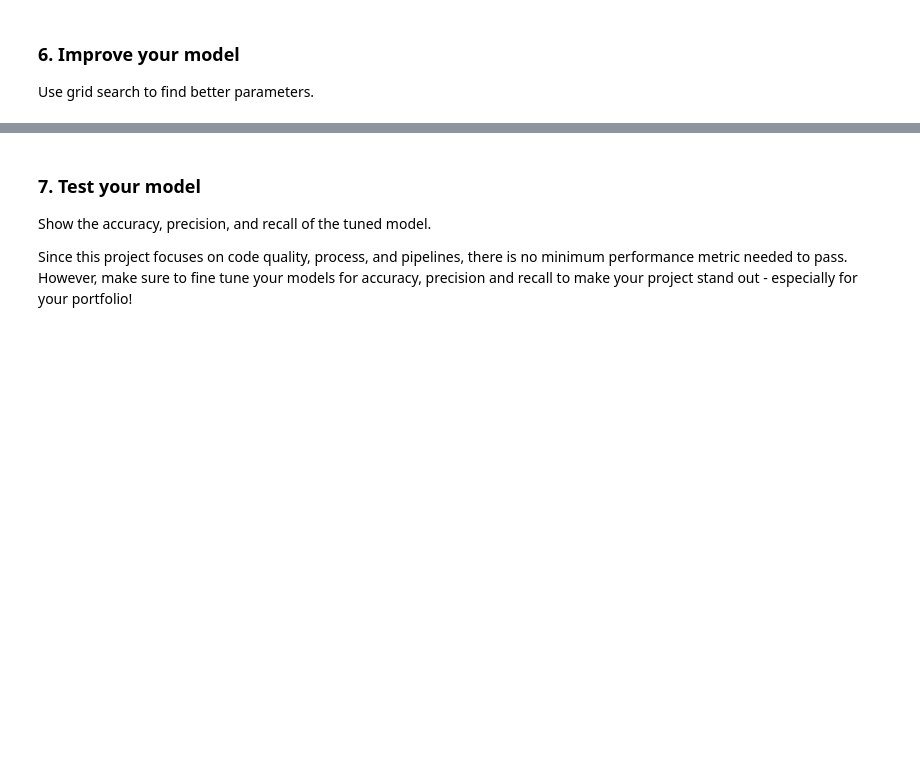
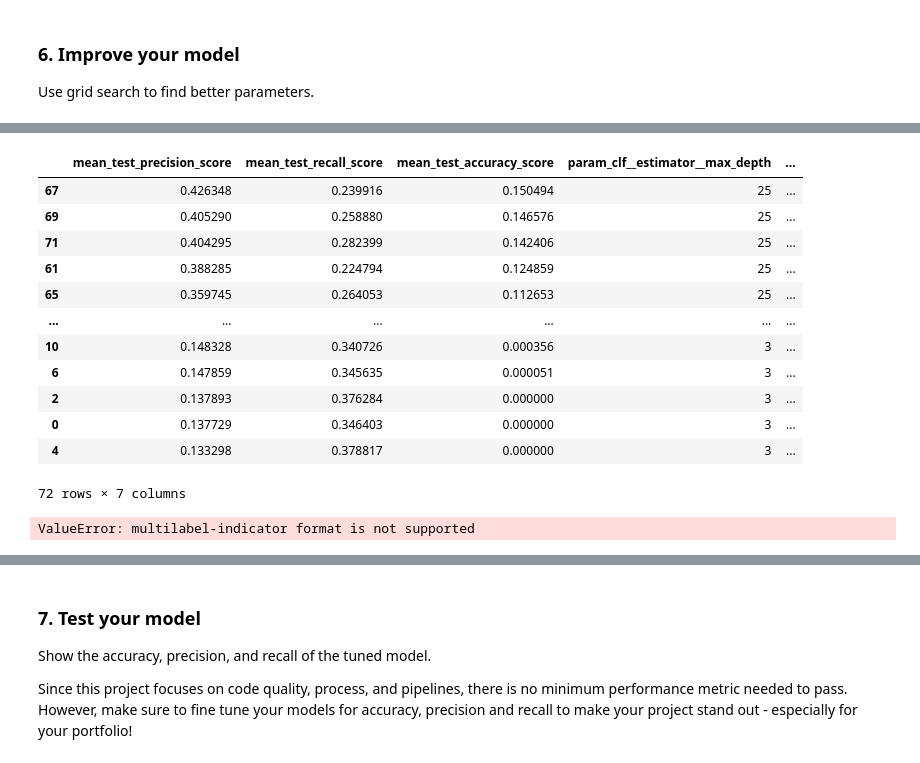
Before and after one commit to Slid61/disaster-response-pipeline, a Jupyter notebook: jupyter notebooks/ML Pipeline Preparation.ipynb, the cells around one changed output, grey strips where cells are left out. Drawn from its saved outputs; the diff is of its cells as text; code cells hidden in the pictures; blank space fills up the shorter version.

```diff
--- a/jupyter notebooks/ML Pipeline Preparation.ipynb
+++ b/jupyter notebooks/ML Pipeline Preparation.ipynb
@@ -303,0 +294,25 @@ NotFittedError: This MultiOutputClassifier instance is not fitted yet. Call 'fit
+# %%
+cv_results = pd.DataFrame(cv.cv_results_)
+cv_results2 = cv_results.sort_values(by='mean_test_precision_score', ascending=False)
+cv_results2[['mean_test_precision_score', 'mean_test_recall_score',
+             'mean_test_accuracy_score', 'param_clf__estimator__max_depth',
+             'param_clf__estimator__max_features', 'param_clf__estimator__min_samples_split',
+             'param_clf__estimator__n_estimators']]
+# %% [output]
+|  | mean_test_precision_score | mean_test_recall_score | mean_test_accuracy_score | param_clf__estimator__max_depth | ... |
+| 67 | 0.426348 | 0.239916 | 0.150494 | 25 | ... |
+| 69 | 0.405290 | 0.258880 | 0.146576 | 25 | ... |
+| 71 | 0.404295 | 0.282399 | 0.142406 | 25 | ... |
+| 61 | 0.388285 | 0.224794 | 0.124859 | 25 | ... |
+| 65 | 0.359745 | 0.264053 | 0.112653 | 25 | ... |
+| ... | ... | ... | ... | ... | ... |
+| 10 | 0.148328 | 0.340726 | 0.000356 | 3 | ... |
+| 6 | 0.147859 | 0.345635 | 0.000051 | 3 | ... |
+| 2 | 0.137893 | 0.376284 | 0.000000 | 3 | ... |
+| 0 | 0.137729 | 0.346403 | 0.000000 | 3 | ... |
+| 4 | 0.133298 | 0.378817 | 0.000000 | 3 | ... |
+72 rows × 7 columns
+# %%
+p, r, thresholds = precision_recall_curve(Y_test, Y_pred)
+# %% [output]
+ValueError: multilabel-indicator format is not supported
```
Also changed, not shown: parts of 18 cells of this notebook, 5 other files.
